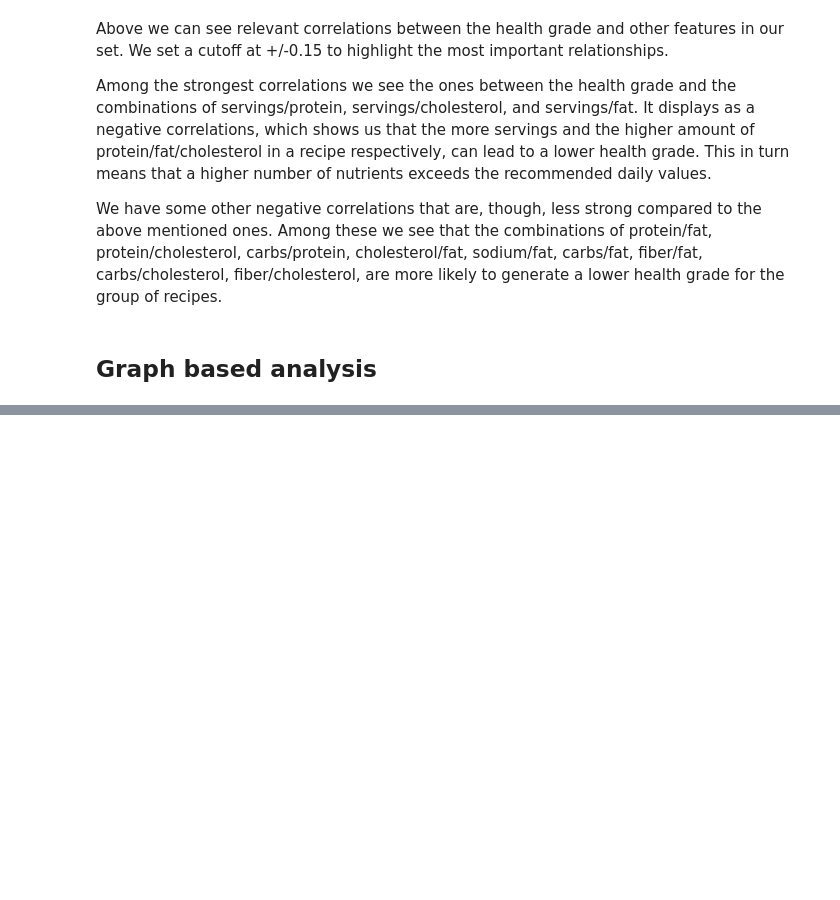
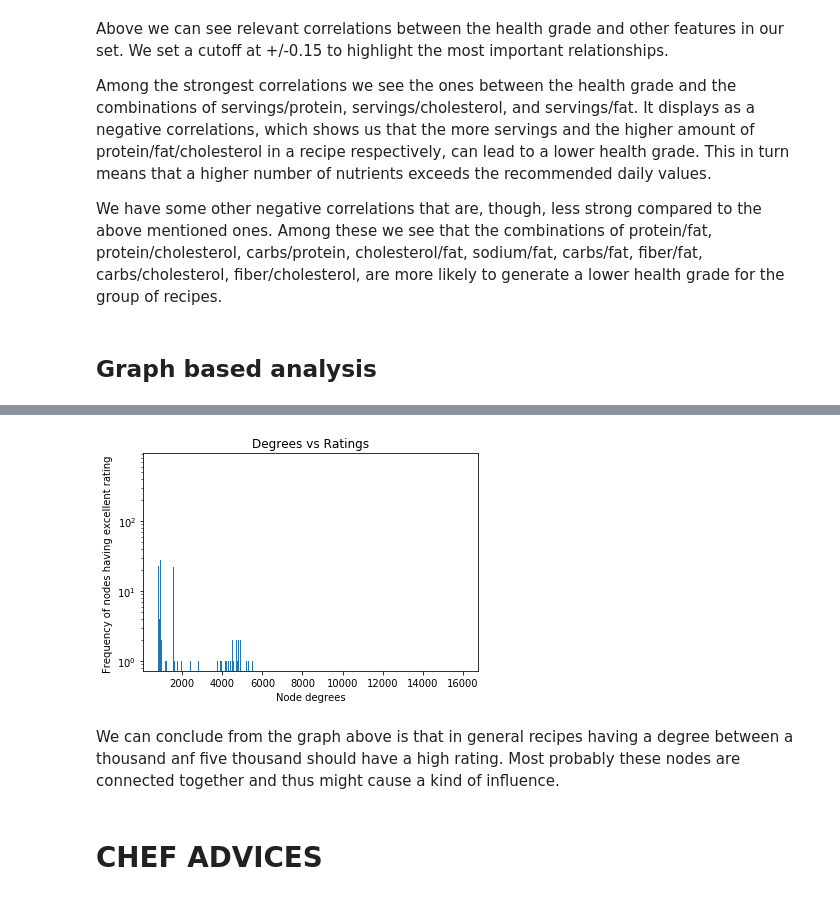
Before and after one commit to leonardoperrone/smart-recipes, a Jupyter notebook: analysis.ipynb, the cells around one changed output, grey strips where cells are left out. Drawn from its saved outputs; the diff is of its cells as text; code cells hidden in the pictures; blank space fills up the shorter version.

```diff
--- a/analysis.ipynb
+++ b/analysis.ipynb
@@ -982,2 +924,2 @@ for i in range(0,len(node_degree_ingred)):
 # %%
-z = pd.DataFrame(resulting_dict_ingred).T
+q = pd.DataFrame(resulting_dict_ingred).T
@@ -987,0 +926,18 @@ graph2 = np.loadtxt('grap')
+# %%
+q = q[(q.T != 0).any()]
+# %%
+q = q.reset_index()
+# %%
+q = q.rename(columns={'index':'degree'})
+# %%
+plt.bar(q.index.values,q[4].values,log=True)
+plt.xlabel('Node degrees')
+plt.ylabel('Frequency of nodes having excellent rating ')
+plt.title('Degrees vs Ratings')
+plt.show()
+# %% [output]
+[figure, added]
+# %% [markdown]
+We can conclude from the graph above is that in general recipes having a degree between a thousand anf five thousand should have a high rating. Most probably these nodes are connected together and thus might cause a kind of influence.
+# %% [markdown]
+# CHEF ADVICES
```
Also changed, not shown: parts of 32 cells of this notebook.
